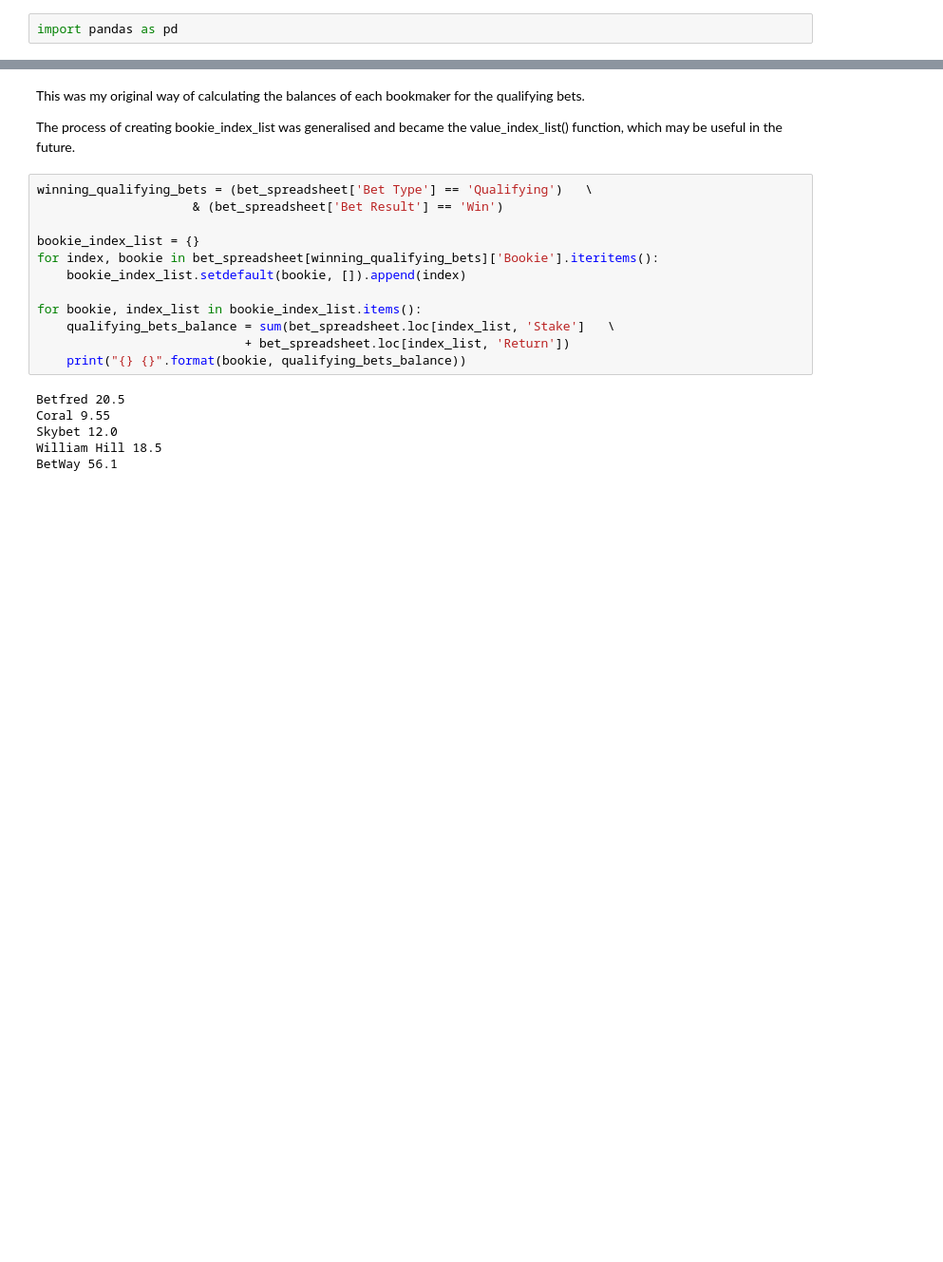
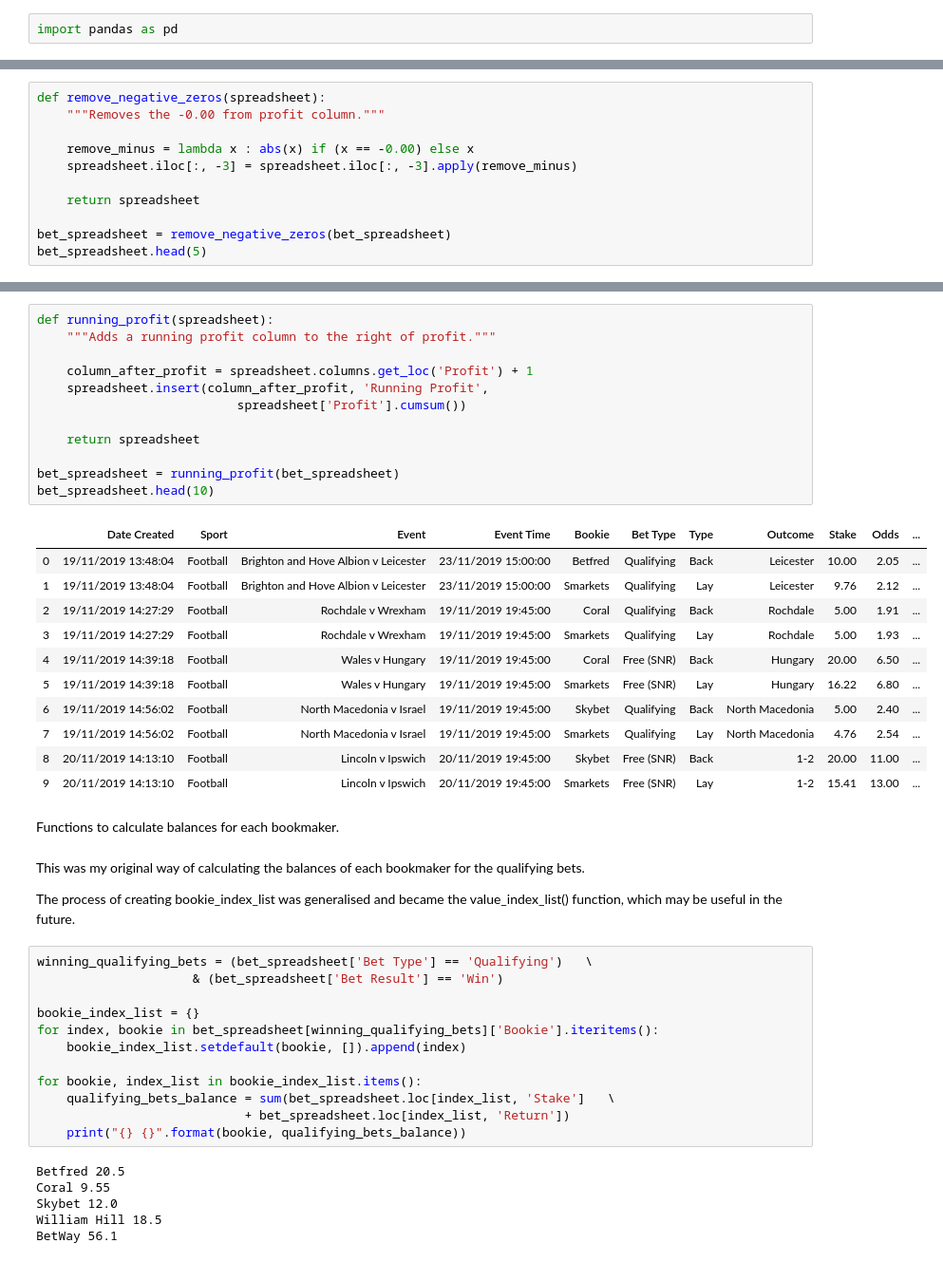
Before and after one commit to andrewhwest/Matched-Betting, a Jupyter notebook: balance_functions.ipynb, the cells around one changed output, grey strips where cells are left out. Shown at 95% size. Saved outputs shown, nothing was run; the diff lists cells and outputs as text; blank space fills up the shorter version.

Commit message:
Made functions from part 3 to be used in part 4.

```diff
--- a/balance_functions.ipynb
+++ b/balance_functions.ipynb
@@ -16,0 +69,11 @@ bet_spreadsheet.head(5)
+# %%
+def remove_negative_zeros(spreadsheet):
+    """Removes the -0.00 from profit column."""
+
+    remove_minus = lambda x : abs(x) if (x == -0.00) else x
+    spreadsheet.iloc[:, -3] = spreadsheet.iloc[:, -3].apply(remove_minus)
+
+    return spreadsheet
+
+bet_spreadsheet = remove_negative_zeros(bet_spreadsheet)
+bet_spreadsheet.head(5)
@@ -17,3 +87,29 @@ bet_spreadsheet.head(5)
+# %%
+def running_profit(spreadsheet):
+    """Adds a running profit column to the right of profit."""
+
+    column_after_profit = spreadsheet.columns.get_loc('Profit') + 1
+    spreadsheet.insert(column_after_profit, 'Running Profit',
+                           spreadsheet['Profit'].cumsum())
+
+    return spreadsheet
+
+bet_spreadsheet = running_profit(bet_spreadsheet)
+bet_spreadsheet.head(10)
+# %% [output]
+|  | Date Created | Sport | Event | Event Time | Bookie | Bet Type | Type | Outcome | Stake | Odds | ... |
+| 0 | 19/11/2019 13:48:04 | Football | Brighton and Hove Albion v Leicester | 23/11/2019 15:00:00 | Betfred | Qualifying | Back | Leicester | 10.00 | 2.05 | ... |
+| 1 | 19/11/2019 13:48:04 | Football | Brighton and Hove Albion v Leicester | 23/11/2019 15:00:00 | Smarkets | Qualifying | Lay | Leicester | 9.76 | 2.12 | ... |
+| 2 | 19/11/2019 14:27:29 | Football | Rochdale v Wrexham | 19/11/2019 19:45:00 | Coral | Qualifying | Back | Rochdale | 5.00 | 1.91 | ... |
+| 3 | 19/11/2019 14:27:29 | Football | Rochdale v Wrexham | 19/11/2019 19:45:00 | Smarkets | Qualifying | Lay | Rochdale | 5.00 | 1.93 | ... |
+| 4 | 19/11/2019 14:39:18 | Football | Wales v Hungary | 19/11/2019 19:45:00 | Coral | Free (SNR) | Back | Hungary | 20.00 | 6.50 | ... |
+| 5 | 19/11/2019 14:39:18 | Football | Wales v Hungary | 19/11/2019 19:45:00 | Smarkets | Free (SNR) | Lay | Hungary | 16.22 | 6.80 | ... |
+| 6 | 19/11/2019 14:56:02 | Football | North Macedonia v Israel | 19/11/2019 19:45:00 | Skybet | Qualifying | Back | North Macedonia | 5.00 | 2.40 | ... |
+| 7 | 19/11/2019 14:56:02 | Football | North Macedonia v Israel | 19/11/2019 19:45:00 | Smarkets | Qualifying | Lay | North Macedonia | 4.76 | 2.54 | ... |
+| 8 | 20/11/2019 14:13:10 | Football | Lincoln v Ipswich | 20/11/2019 19:45:00 | Skybet | Free (SNR) | Back | 1-2 | 20.00 | 11.00 | ... |
+| 9 | 20/11/2019 14:13:10 | Football | Lincoln v Ipswich | 20/11/2019 19:45:00 | Smarkets | Free (SNR) | Lay | 1-2 | 15.41 | 13.00 | ... |
+# %% [markdown]
+Functions to calculate balances for each bookmaker.
 # %% [markdown]
 This was my original way of calculating the balances of each bookmaker for the qualifying bets.
 
```
Also changed, not shown: parts of 6 cells of this notebook, 3 other files.
